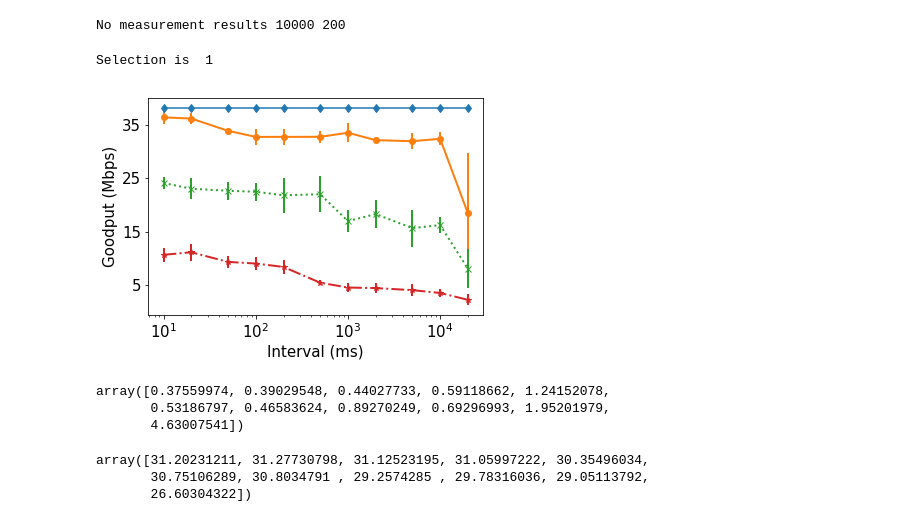
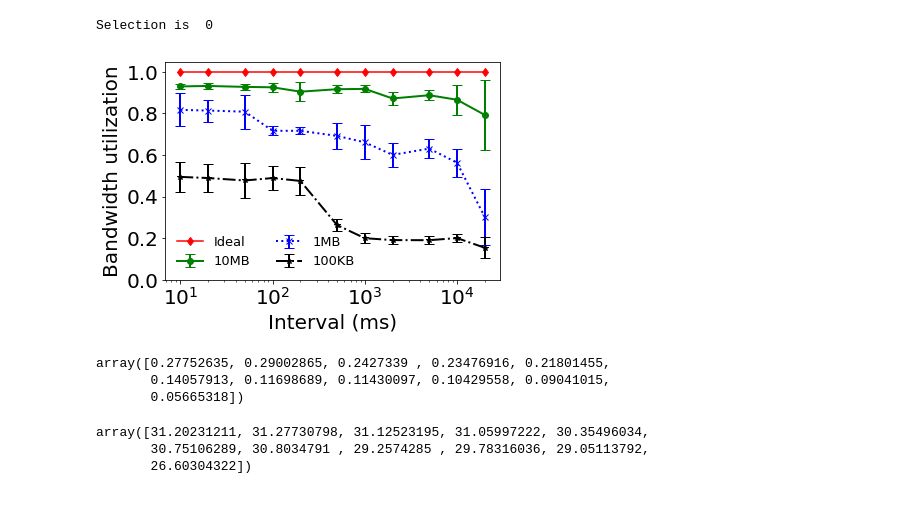
Before and after one commit to lgs96/Test-server, a Jupyter notebook: DataProcessor.ipynb, the cells around one changed output. Drawn from its saved outputs; the diff is of its cells as text; code cells hidden in the pictures.

```diff
--- a/DataProcessor.ipynb
+++ b/DataProcessor.ipynb
@@ -7,7 +7,7 @@ from matplotlib import pyplot as plt
 LTE = 0
 NR = 1
 
-select = 1
+select = 0
 
 if select == LTE:
     f = open('uplink_data/uplink_pixel3sktlte.pickle', 'rb')
@@ -24,6 +24,13 @@ interval_list = [10, 20, 50, 100, 200, 500, 1000, 2000, 5000, 10000, 20000]
 
 file_len = len(file_size_list)
 interval_len = len(interval_list)
+
+bw =0
+
+if select == LTE:
+    bw = 27.3
+elif select == NR:
+    bw =38.3
 
 
 plot_data = np.zeros([file_len, interval_len, 7])
@@ -62,48 +69,53 @@ for i, file_size in enumerate(file_size_list):
             plot_data[i,j,4] = mean_init_time
             plot_data[i,j,5] = mean_throughput
             plot_data[i,j,6] = std_throughput
-# %% [output]
-No measurement results 10000 200
 # %%
 ## Goodput vs. Traffic pattern
 
 linestyle_arr = ['-', ':', '-.', '--']
 marker_arr = ['o', 'x', '*', '']
+color_arr = ['g', 'b', 'black']
 
 print('Selection is ', select)
 
+bw = 0
+
 #27,3 -> lte,
 if select == LTE:
-    plt.plot(interval_list, 27.3*np.ones(len(interval_list)), marker = 'd') #-77dbm skt lte
+    plt.plot(interval_list, np.ones(len(interval_list)), marker = 'd', color = 'r') #-77dbm skt lte
+    bw = 27.3
 elif select == NR:
-    plt.plot(interval_list, 38.3*np.ones(len(interval_list)), marker = 'd') #-86dbm skt 5g
+    plt.plot(interval_list, np.ones(len(interval_list)), marker = 'd', color = 'r') #-86dbm skt 5g
+    bw =38.3
 
 for i in range(3):
     index = 3-i
-    plt.errorbar(interval_list, plot_data[index,:,5], yerr = plot_data[index,:,6], linestyle =linestyle_arr[i], linewidth = 2,
-                marker = marker_arr[i])
+    plt.errorbar(interval_list, plot_data[index,:,5]/bw, yerr = plot_data[index,:,6]/bw, linestyle =linestyle_arr[i], linewidth = 2,
+                marker = marker_arr[i], capsize = 5, color = color_arr[i])
 plt.xscale("log")
-plt.ylabel("Goodput (Mbps)", size = 15)
-plt.xlabel("Interval (ms)", size = 15)
+plt.ylabel("Bandwidth utilization", size = 20)
+plt.xlabel("Interval (ms)", size = 20)
 #plt.ylim([-0.5, 29.5])
-plt.xticks(size =15)
+#plt.yscale('log')
+plt.xticks(size =20)
 
 if select == LTE:
-    plt.legend(['Iperf', '10MB', '1MB', '100KB', '10KB'])#, loc = 'upper left', bbox_to_anchor=(1.0, 1.0))
-    plt.yticks(np.arange(5,30,10),size =15)
+    plt.legend(['Ideal', '10MB', '1MB', '100KB', '10KB'], ncol = 2, fontsize = 13, frameon = False)#, loc = 'upper left', bbox_to_anchor=(1.0, 1.0))
+    plt.yticks(np.arange(0,1.05,0.2),size =20)
     plt.savefig('paper_figures/lte_goodput.pdf', format = 'pdf',  bbox_inches='tight')
 elif select == NR:
-    plt.yticks(np.arange(5,36,10),size =15)
+    plt.yticks(np.arange(0,1.05,0.2),size =20)
+    #plt.yticks(size =20)
     plt.savefig('paper_figures/nr_goodput.pdf', format = 'pdf',  bbox_inches='tight')
 # %% [output]
-Selection is  1
+Selection is  0
-[figure, old version]
+[figure, new version]
-# %%
-plot_data[3,:,6]
-# %% [output]
-array([0.37559974, 0.39029548, 0.44027733, 0.59118662, 1.24152078,
-       0.53186797, 0.46583624, 0.89270249, 0.69296993, 1.95201979,
-       4.63007541])
+# %%
+plot_data[index,:,5]/bw
+# %% [output]
+array([0.27752635, 0.29002865, 0.2427339 , 0.23476916, 0.21801455,
+       0.14057913, 0.11698689, 0.11430097, 0.10429558, 0.09041015,
+       0.05665318])
 # %%
 plot_data[3,:,5]*31.2/25.38
 plot_data[3,:, 6]*31.2/25.38
```
Also changed, not shown: 5 other files.
